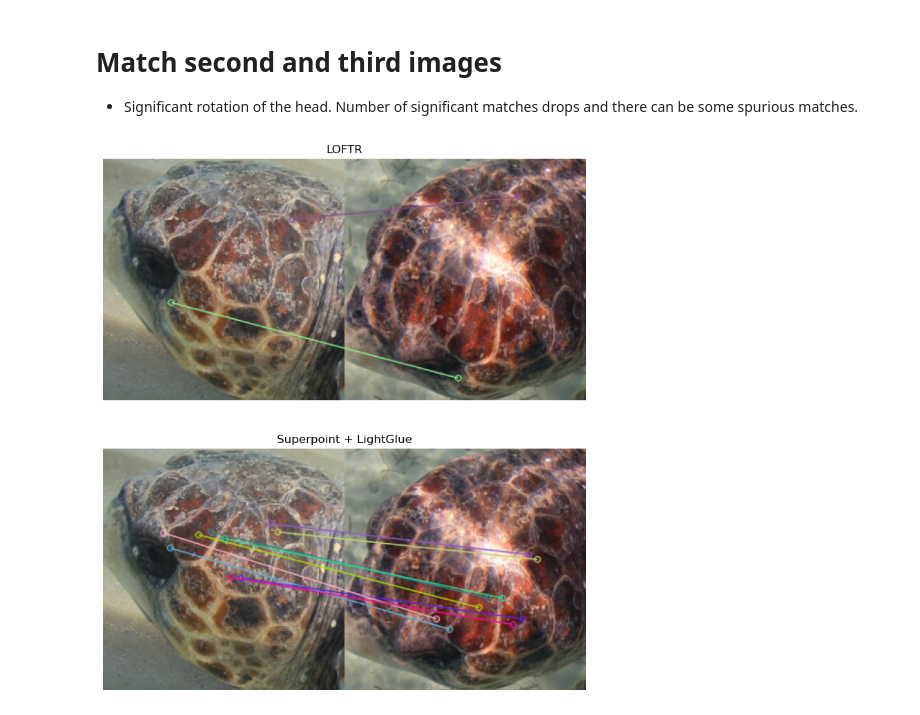
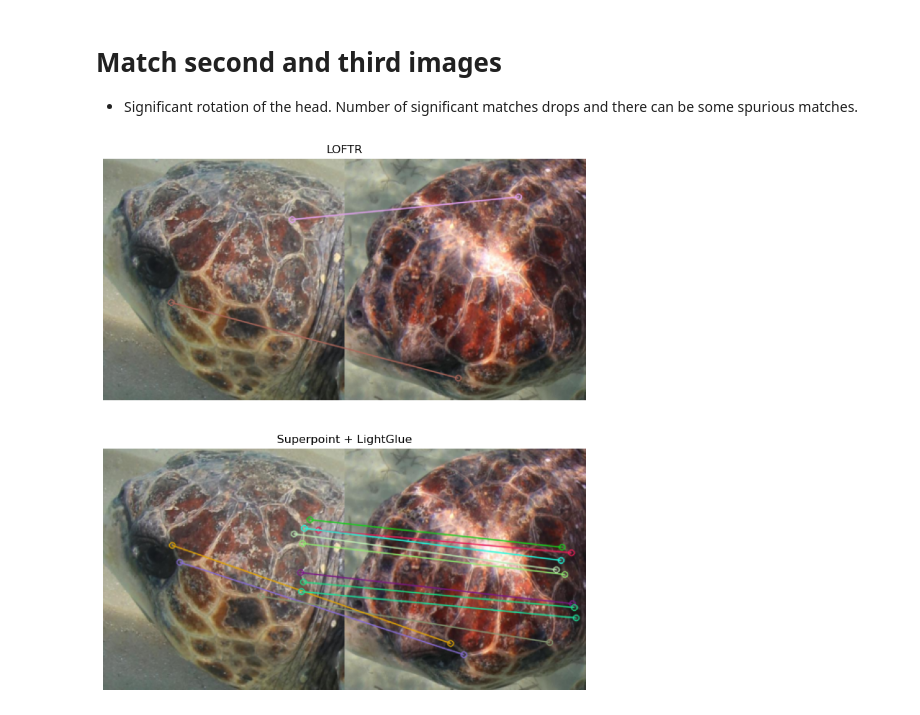
Before and after one commit to WildlifeDatasets/wildlife-tools, a Jupyter notebook: examples/example-pairwise-sim.ipynb, the cells around one changed output. Saved outputs shown, nothing was run; the diff lists cells and outputs as text; code cells hidden in the pictures.

```diff
--- a/examples/example-pairwise-sim.ipynb
+++ b/examples/example-pairwise-sim.ipynb
@@ -130,7 +130,7 @@ results_loftr = matcher(dataset, dataset, pairs=[(idx0, idx1)])[0]
 
 
 # Match the images - Light GLue
-dataset.transform = T.Compose([T.Resize([224, 224]), T.ToTensor()])
+dataset.transform = T.Compose([T.Resize([256, 256]), T.ToTensor()])
 dataset_feat = SuperPointExtractor()(dataset)
 matcher = MatchLightGlue(features='superpoint', collector = CollectAll(), init_threshold=0.8)
 results_sp = matcher(dataset_feat, dataset_feat, pairs=[(idx0, idx1)])[0]
@@ -150,28 +150,28 @@ visualise_matches(img0, results_sp['kpts0'], img1, results_sp['kpts1'],ax = ax[1
 # %%
 idx0 = 2
 idx1 = 3
 
 img0, _ = dataset_img[idx0]
 img1, _ = dataset_img[idx1]
 
 # Match the images - LOFTR
 dataset.transform = T.Compose([T.Resize([256, 256]), T.Grayscale(), T.ToTensor()])
 matcher = MatchLOFTR(collector = CollectAll(), init_threshold=0.68)
 results_loftr = matcher(dataset, dataset, pairs=[(idx0, idx1)])[0]
 
 
 # Match the images - Light GLue
-dataset.transform = T.Compose([T.Resize([224, 224]), T.ToTensor()])
+dataset.transform = T.Compose([T.Resize([256, 256]), T.ToTensor()])
 dataset_feat = SuperPointExtractor()(dataset)
 matcher = MatchLightGlue(features='superpoint', collector = CollectAll(), init_threshold=0.65)
 results_sp = matcher(dataset_feat, dataset_feat, pairs=[(idx0, idx1)])[0]
 
 
 # Visualise
 fig, ax = plt.subplots(2, 1, figsize=(10, 10))
 ax[0].set_title('LOFTR')
 ax[1].set_title('Superpoint + LightGlue')
 visualise_matches(img0, results_loftr['kpts0'], img1, results_loftr['kpts1'],ax = ax[0])
 visualise_matches(img0, results_sp['kpts0'], img1, results_sp['kpts1'],ax = ax[1])
 # %% [output]
-[figure, old version]
+[figure, new version]
```
Also changed, not shown: parts of 1 cell of this notebook, 10 other files.
